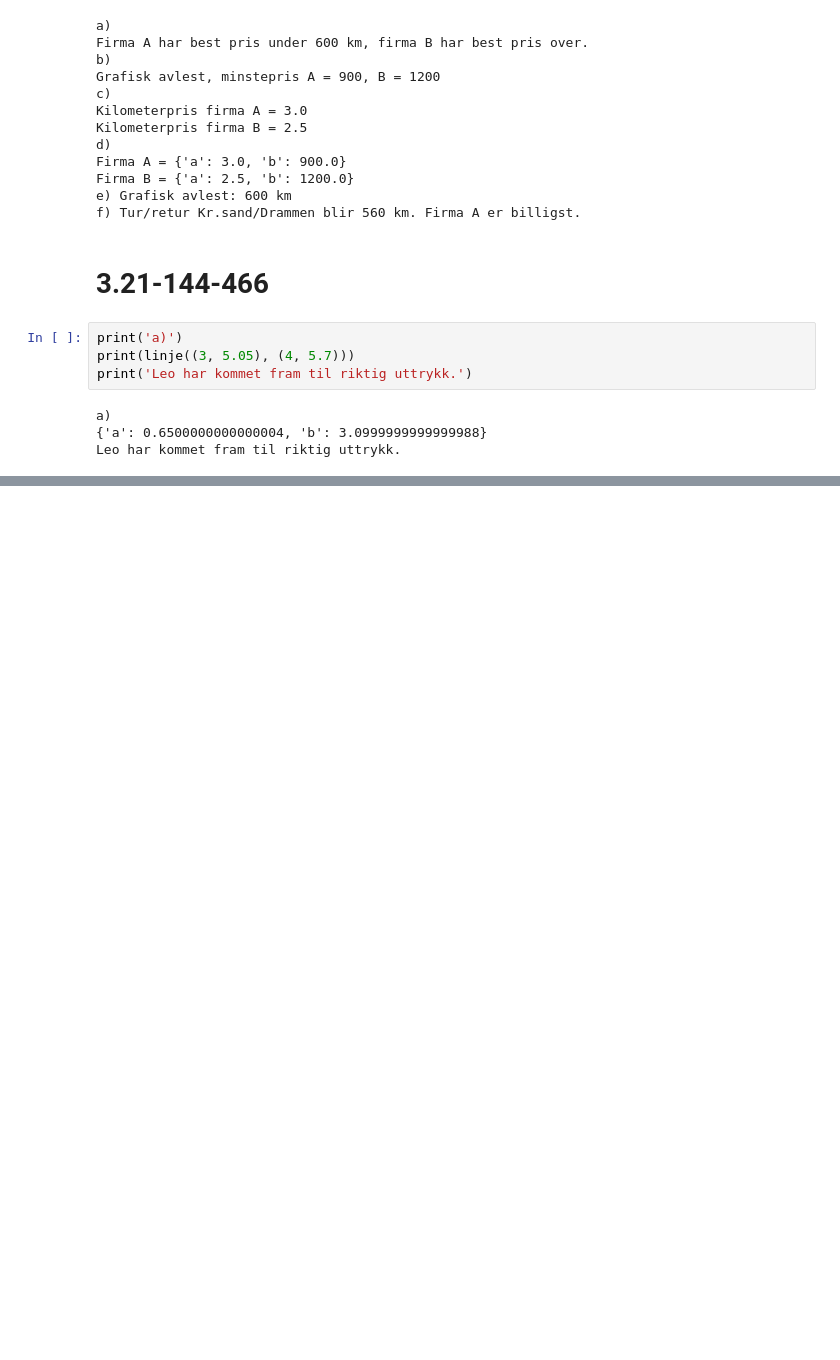
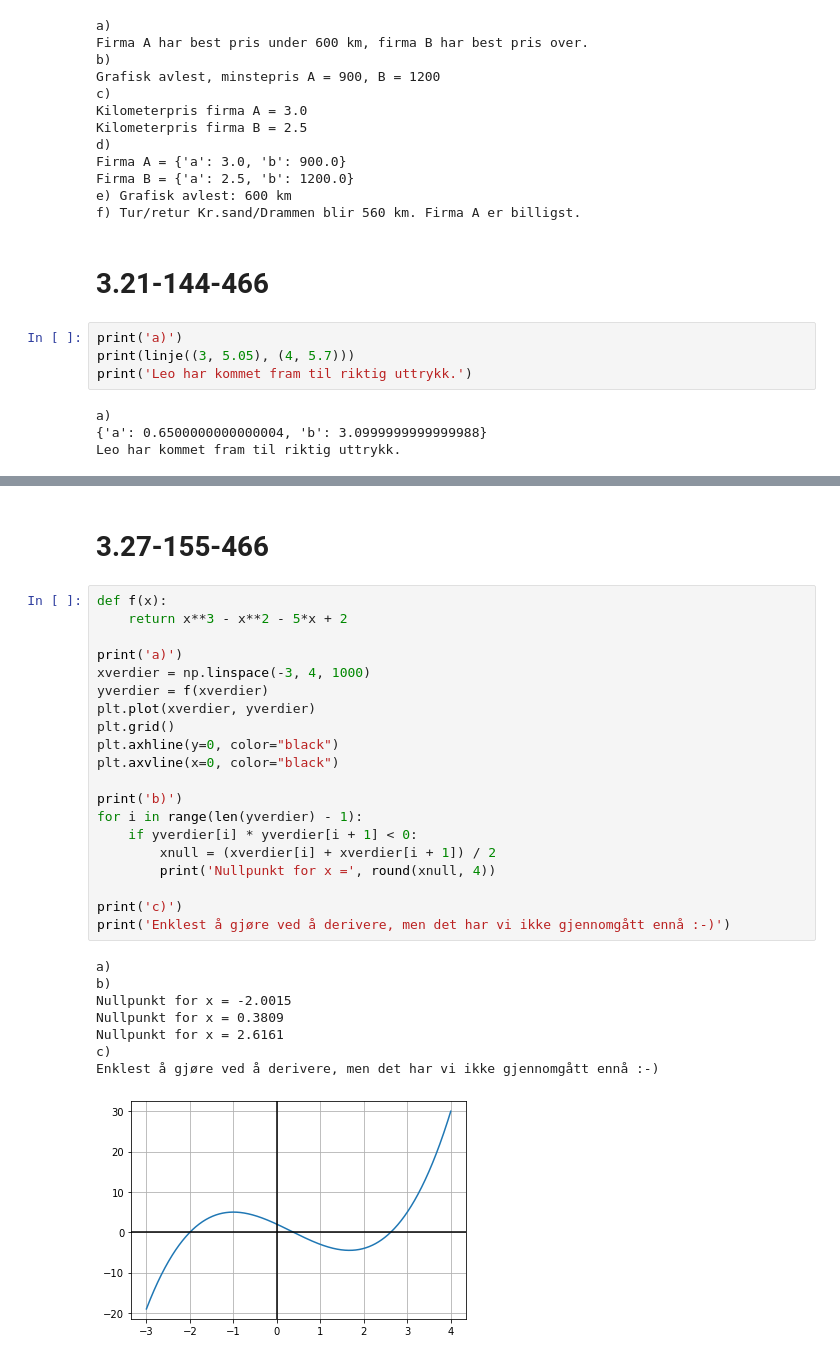
Before and after one commit to bitjungle/1T-Monster, a Jupyter notebook: kapittel-03.ipynb, the cells around one changed output, grey strips where cells are left out. Saved outputs shown, nothing was run; the diff lists cells and outputs as text; blank space fills up the shorter version.

```diff
--- a/kapittel-03.ipynb
+++ b/kapittel-03.ipynb
@@ -630,0 +824,31 @@ Leo har kommet fram til riktig uttrykk.
+# %% [markdown]
+# 3.27-155-466
+# %%
+def f(x):
+    return x**3 - x**2 - 5*x + 2
+
+print('a)')
+xverdier = np.linspace(-3, 4, 1000)
+yverdier = f(xverdier)
+plt.plot(xverdier, yverdier)
+plt.grid()
+plt.axhline(y=0, color="black")
+plt.axvline(x=0, color="black")
+
+print('b)')
+for i in range(len(yverdier) - 1):
+    if yverdier[i] * yverdier[i + 1] < 0:
+        xnull = (xverdier[i] + xverdier[i + 1]) / 2
+        print('Nullpunkt for x =', round(xnull, 4))
+
+print('c)')
+print('Enklest å gjøre ved å derivere, men det har vi ikke gjennomgått ennå :-)')
+# %% [output]
+a)
+b)
+Nullpunkt for x = -2.0015
+Nullpunkt for x = 0.3809
+Nullpunkt for x = 2.6161
+c)
+Enklest å gjøre ved å derivere, men det har vi ikke gjennomgått ennå :-)
+[figure, added]
```
Also changed, not shown: parts of 13 cells of this notebook.
